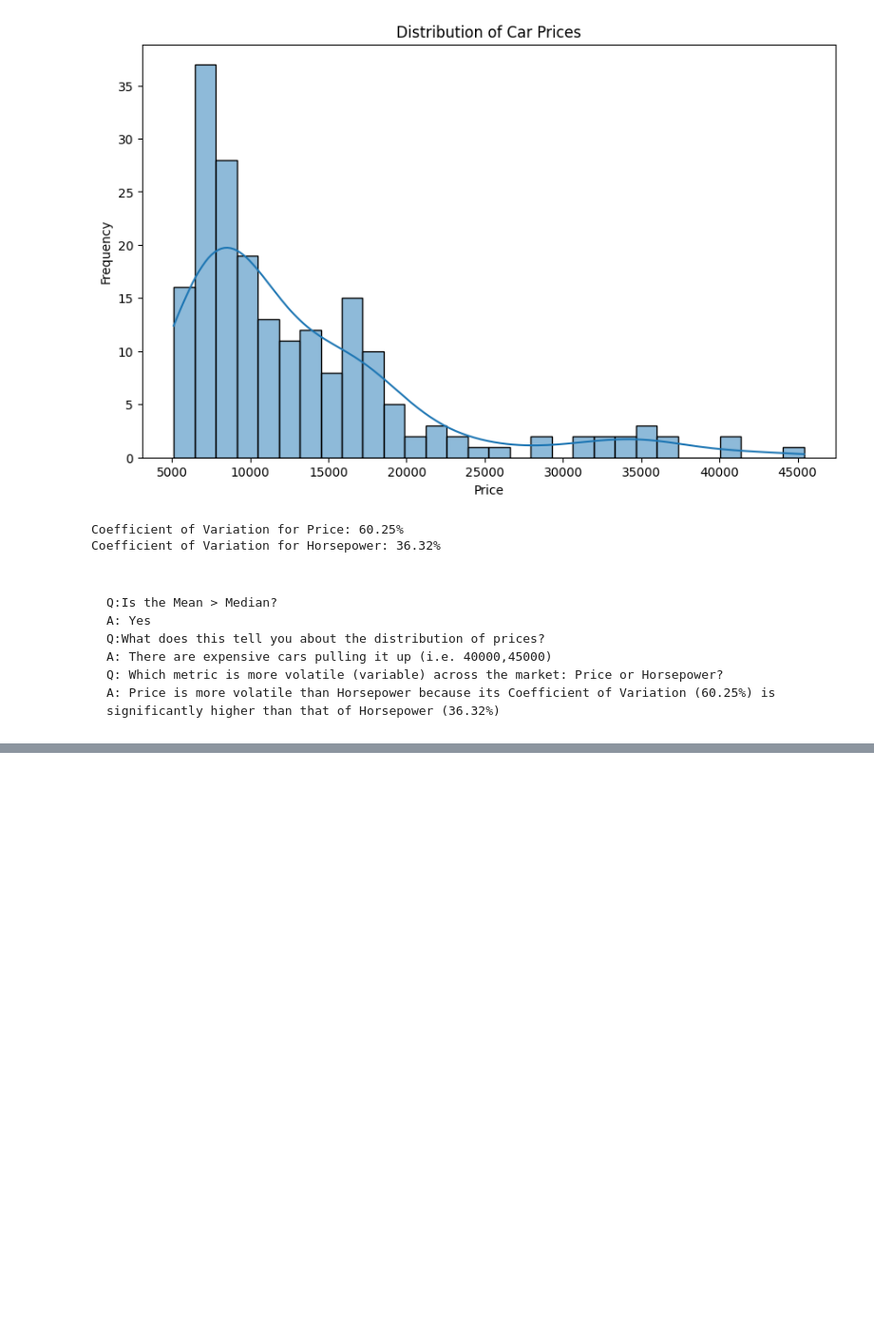
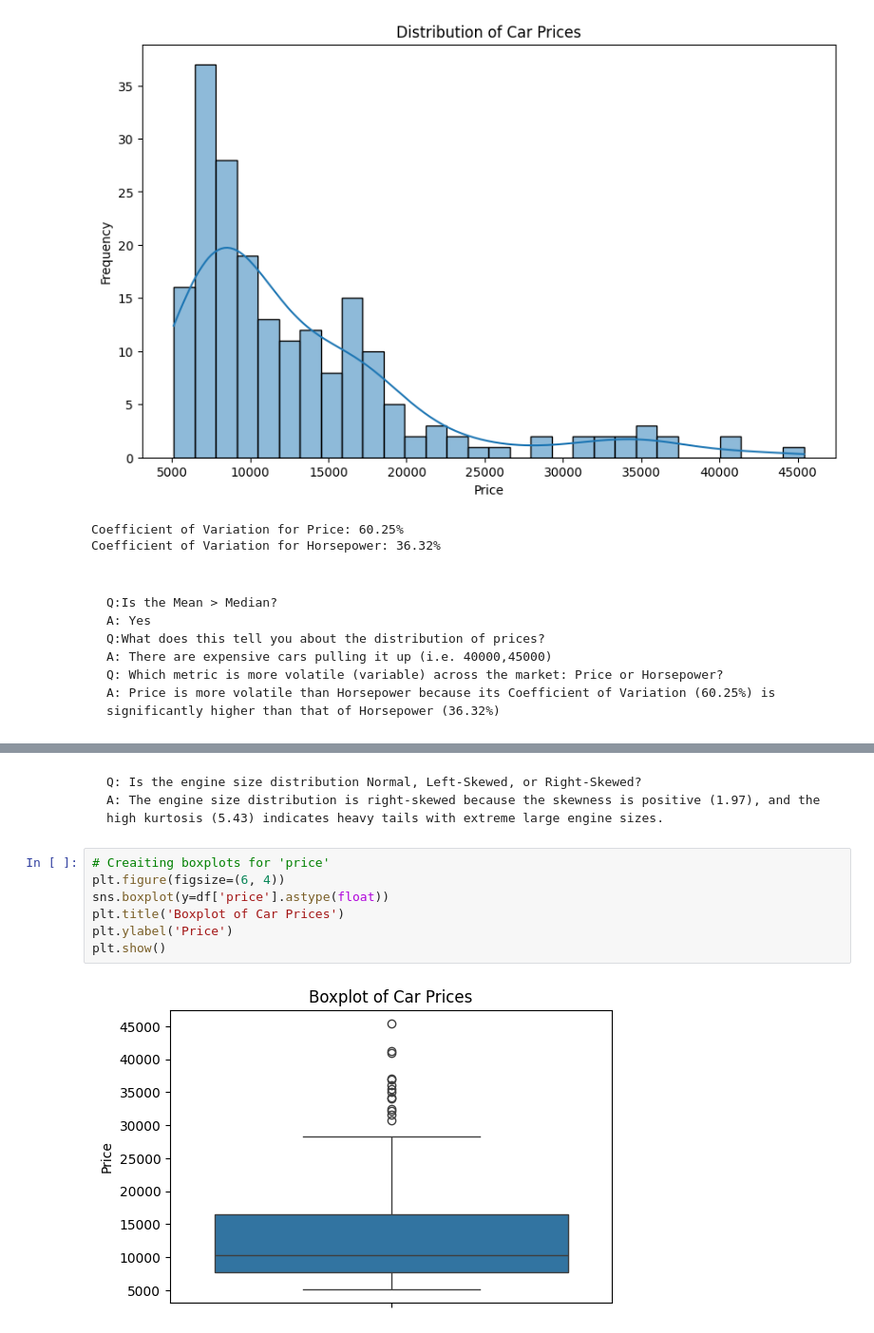
Before and after one commit to mahtabkhandoker/IC_Assignment, a Jupyter notebook: asg_1.ipynb, the cells around one changed output, grey strips where cells are left out. Shown at 95% size. Drawn from its saved outputs; the diff is of its cells as text; blank space fills up the shorter version.

````diff
--- a/asg_1.ipynb
+++ b/asg_1.ipynb
@@ -106,0 +119,14 @@ A: Price is more volatile than Horsepower because its Coefficient of Variation (
+# %% [markdown]
+```
+Q: Is the engine size distribution Normal, Left-Skewed, or Right-Skewed?
+A: The engine size distribution is right-skewed because the skewness is positive (1.97), and the high kurtosis (5.43) indicates heavy tails with extreme large engine sizes.
+```
+# %%
+# Creaiting boxplots for 'price'
+plt.figure(figsize=(6, 4))
+sns.boxplot(y=df['price'].astype(float))
+plt.title('Boxplot of Car Prices')
+plt.ylabel('Price')
+plt.show()
+# %% [output]
+[figure, added]
````
Also changed, not shown: parts of 2 cells of this notebook.
